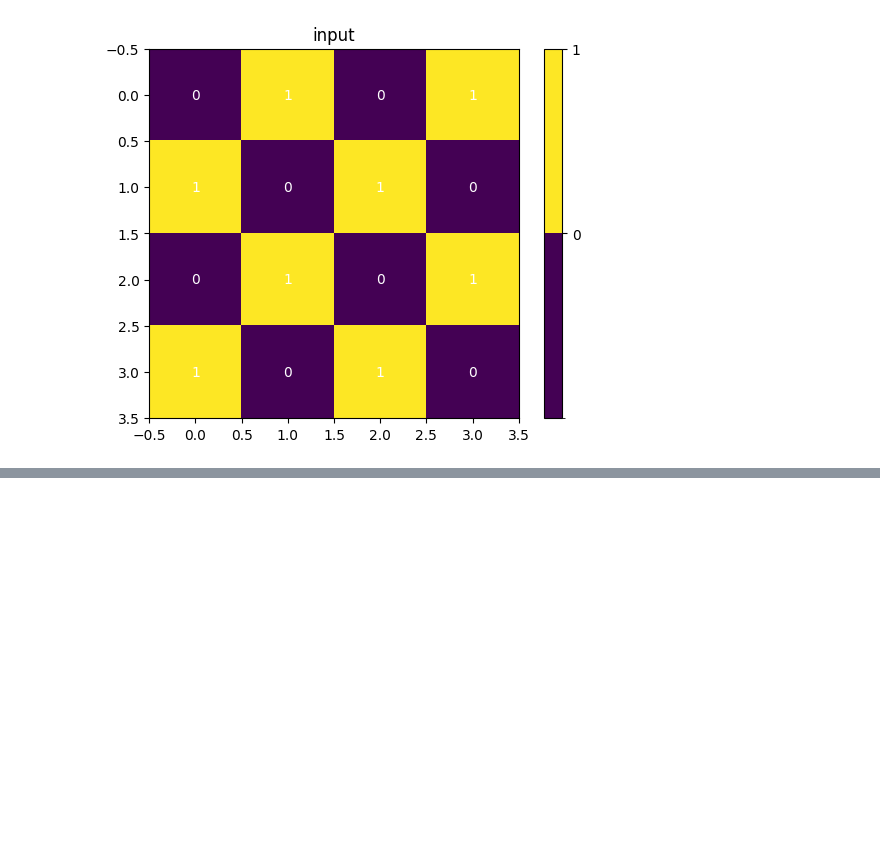
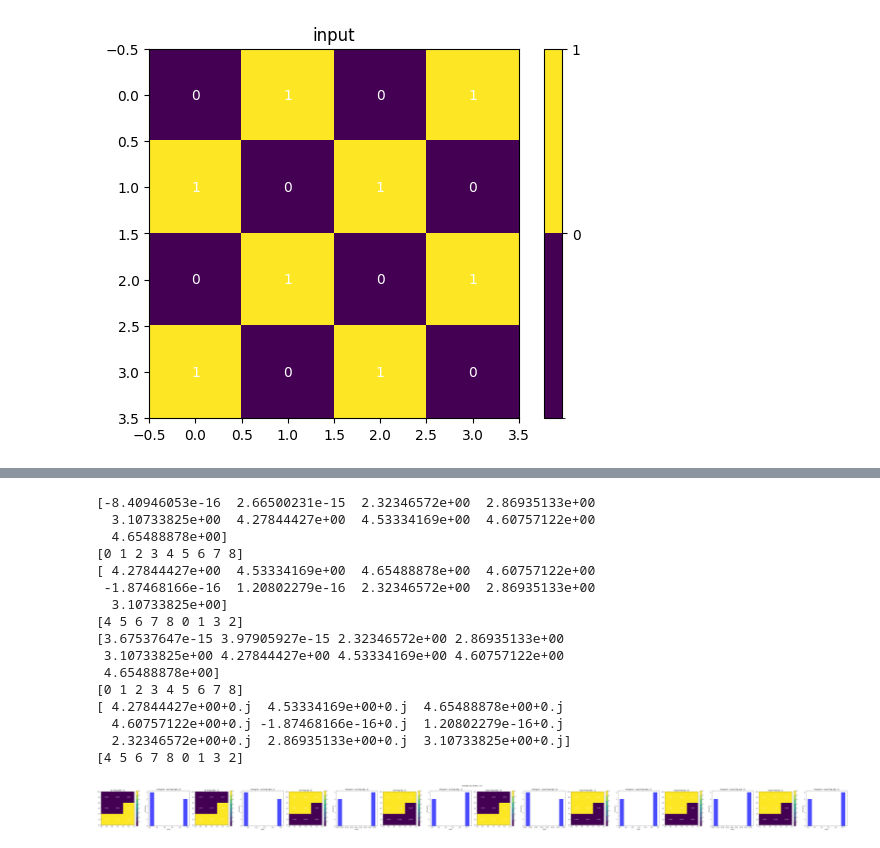
Before and after one commit to garthwales/DDN-NC, a Jupyter notebook: dev/matrix.ipynb, the cells around one changed output, grey strips where cells are left out. Cells and saved outputs as stored; diff of their text form; code cells hidden in the pictures; blank space fills up the shorter version.

```diff
--- a/dev/matrix.ipynb
+++ b/dev/matrix.ipynb
@@ -68,0 +204,28 @@ plot_data(weights, 'weights', annotate=False)
+# %%
+cases = [1,2,3,4]
+
+# Average cut (D-W), non-generalized form
+d = np.sum(weight, 1)
+D = np.diag(d)
+
+all_vecs,names = get_cuts(D-weight, cases)
+data_list = [vec.reshape((N2,N2)) for vec in all_vecs]
+plot_data_list_hist(data_list, names, title='Average cut, (D-W)x = λx')
+# %% [output]
+[-8.40946053e-16  2.66500231e-15  2.32346572e+00  2.86935133e+00
+  3.10733825e+00  4.27844427e+00  4.53334169e+00  4.60757122e+00
+  4.65488878e+00]
+[0 1 2 3 4 5 6 7 8]
+[ 4.27844427e+00  4.53334169e+00  4.65488878e+00  4.60757122e+00
+ -1.87468166e-16  1.20802279e-16  2.32346572e+00  2.86935133e+00
+  3.10733825e+00]
+[4 5 6 7 8 0 1 3 2]
+[3.67537647e-15 3.97905927e-15 2.32346572e+00 2.86935133e+00
+ 3.10733825e+00 4.27844427e+00 4.53334169e+00 4.60757122e+00
+ 4.65488878e+00]
+[0 1 2 3 4 5 6 7 8]
+[ 4.27844427e+00+0.j  4.53334169e+00+0.j  4.65488878e+00+0.j
+  4.60757122e+00+0.j -1.87468166e-16+0.j  1.20802279e-16+0.j
+  2.32346572e+00+0.j  2.86935133e+00+0.j  3.10733825e+00+0.j]
+[4 5 6 7 8 0 1 3 2]
+[figure, added]
```
Also changed, not shown: parts of 6 cells of this notebook.
